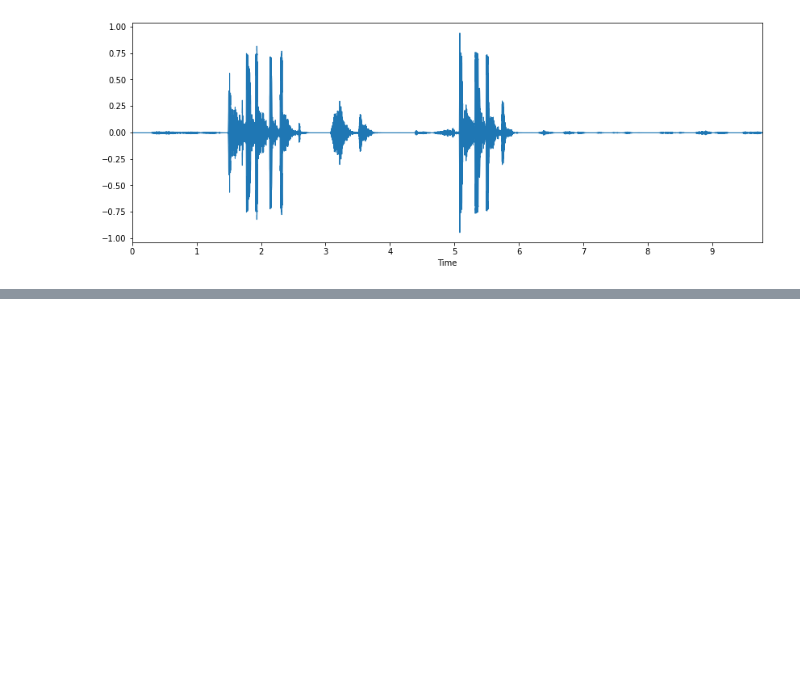
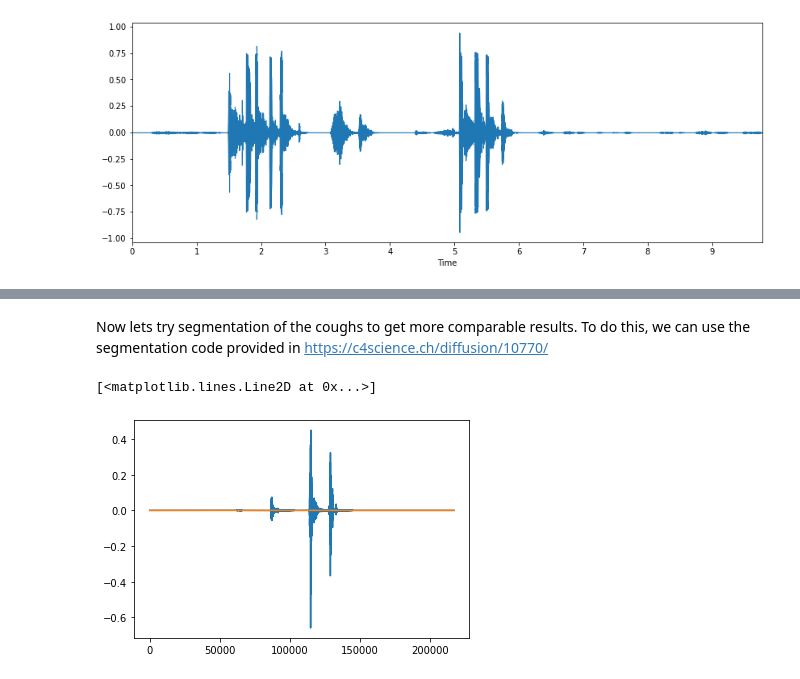
Before and after one commit to codingfabi/COUGHVID, a Jupyter notebook: Final_Project.ipynb, the cells around one changed output, grey strips where cells are left out. Saved outputs shown, nothing was run; the diff lists cells and outputs as text; code cells hidden in the pictures; blank space fills up the shorter version.

```diff
--- a/Final_Project.ipynb
+++ b/Final_Project.ipynb
@@ -39,0 +40,5 @@ plt.colorbar()
+# %%
+with open('./drive/MyDrive/COUGHVID/testcough.json') as json_file:
+  data = json.load(json_file)
+
+print(data)
@@ -39,0 +49,13 @@ plt.colorbar()
+# %%
+def load_json_from_drive(filename):
+  with open('./drive/MyDrive/COUGHVID/' + filename) as json_file:
+    data = json.load(json_file)
+
+  return data
+
+def load_soundfile_from_drive(filename):
+  x , sr = librosa.load('./drive/MyDrive/COUGHVID/' + filename)
+  return x, sr
+
+print(load_json_from_drive('testcough.json'))
+print(load_soundfile_from_drive('testcough.webm'))
@@ -39,0 +124,2 @@ plt.colorbar()
+# %% [markdown]
+Now lets try segmentation of the coughs to get more comparable results. To do this, we can use the segmentation code provided in https://c4science.ch/diffusion/10770/
@@ -39,0 +192,10 @@ plt.colorbar()
+# %%
+x, sr = load_soundfile_from_drive('testcough.webm')
+
+cough_segments, cough_mask = segment_cough(x, sr)
+# %%
+plt.plot(x)
+plt.plot(cough_mask)
+# %% [output]
+[<matplotlib.lines.Line2D at 0x...>]
+[figure, added]
```
Also changed, not shown: parts of 20 cells of this notebook.
